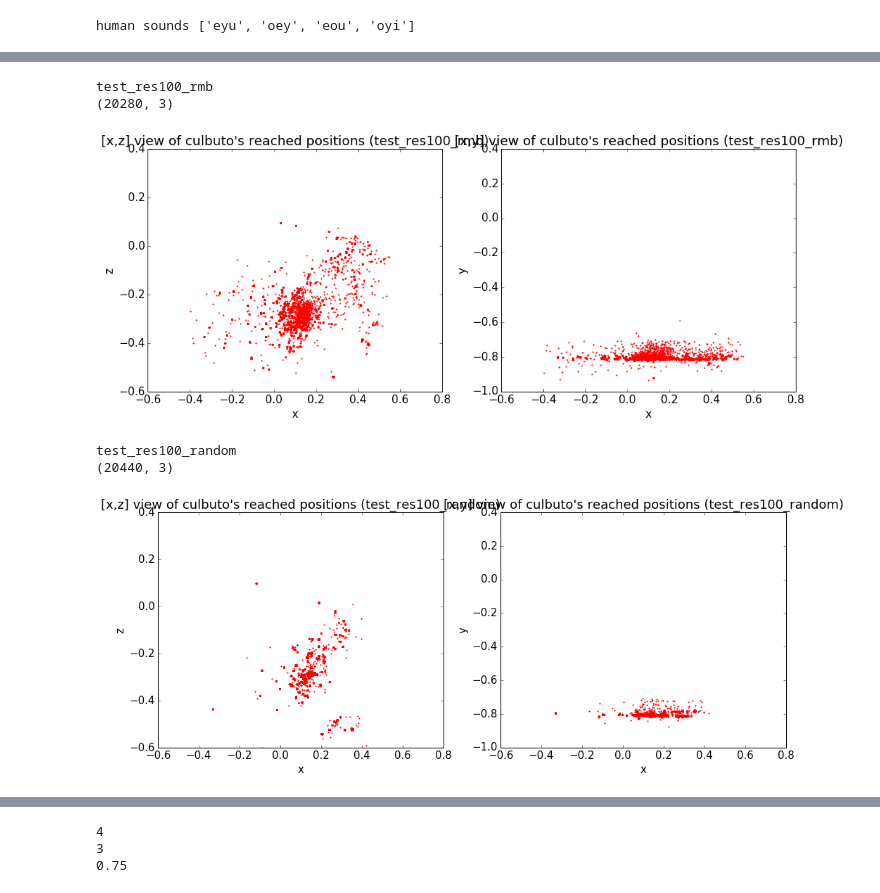
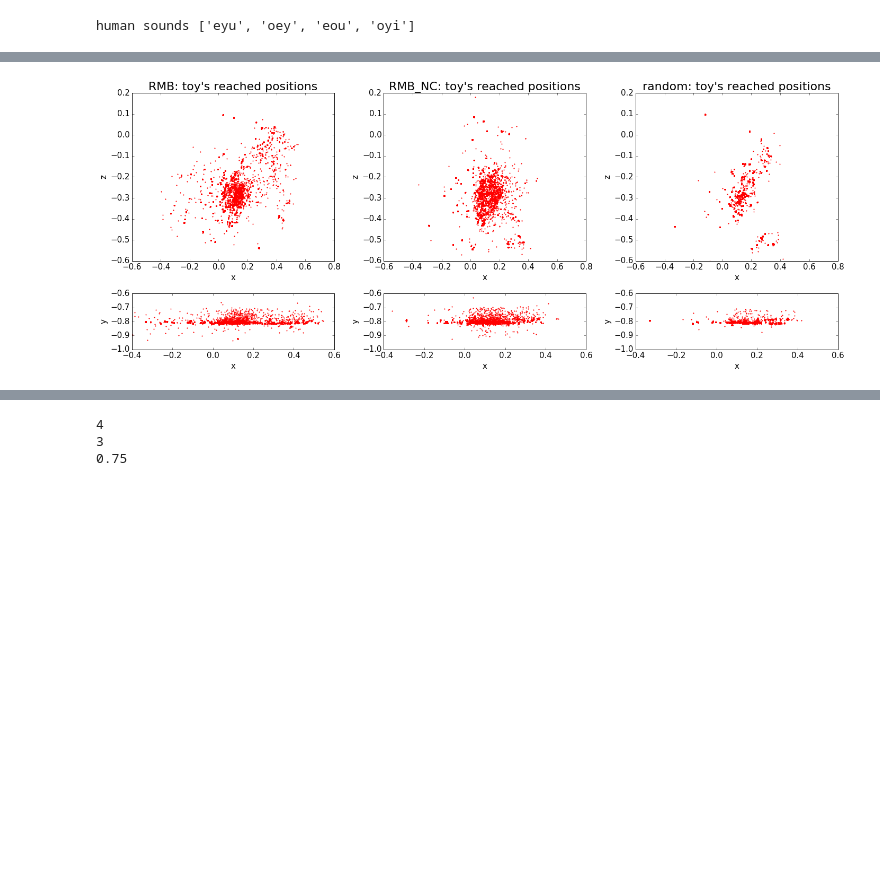
Before and after one commit to flowersteam/pobax_playground, a Jupyter notebook: notebooks/data_visualization.ipynb, the cells around one changed output, grey strips where cells are left out. Drawn from its saved outputs; the diff is of its cells as text; code cells hidden in the pictures; blank space fills up the shorter version.

```diff
--- a/notebooks/data_visualization.ipynb
+++ b/notebooks/data_visualization.ipynb
@@ -246,14 +280,16 @@ for m in model_filenames:
 # %%
 # Grid cell exploration curves
 metric = ['hand','culbuto','agent_sound']
-bins = [10,100,50]
+bins = [10,20,100]
 
 nb_metrics = len(metric)
 plot_every = 100
 plot_steps = np.arange(plot_every,((nb_iter // plot_every)+1)*plot_every,plot_every)
-
+print plot_steps
 models_mean_explo = []
 models_std_explo = []
+all_explo = []
+nb_runs = 3
 for model in model_filenames:
     print model
     explo = np.zeros((nb_metrics,nb_runs,len(plot_steps)))
@@ -262,15 +298,18 @@ for model in model_filenames:
         for i, plot_idx in enumerate(plot_steps):
             for m_idx, m in enumerate(metric):
                     nb_dims = models_sub_outcomes[model][r][m]['raw'].shape[1]
-                    samples = models_sub_outcomes[model][r][m]['raw'][:plot_idx,:]
+                    #print models_sub_outcomes[model][r][m]['raw'].shape
+                    samples = models_sub_outcomes[model][r][m]['raw'][:plot_idx*10,:]
                     nb_explored_cells = len(np.unique(stats.binned_statistic_dd(samples,
                                                                                 np.arange(len(samples)),
                                                                                 bins = bins[m_idx],
                                                                                 range=[[-1,1]]*nb_dims).binnumber))
                     nb_cells = bins[m_idx]**nb_dims
-                    explo[m_idx,0,i] = (nb_explored_cells / nb_cells)*100
+                    explo[m_idx,r,i] = (nb_explored_cells / nb_cells)*100
 
+        print explo[1,r,i]
 
+    all_explo.append(explo)
     mean_explo = np.mean(explo,axis=1)
     std_explo = np.std(explo,axis=1)
 
@@ -326,35 +402,42 @@ plt.show()
 # %%
+from matplotlib import gridspec
 #Quantitative view of culbuto's reached positions
+model_names = ['RMB','RMB_NC','random']
+fig = plt.figure(figsize=(20, 8))
+gs = gridspec.GridSpec(2, 3, height_ratios=[3, 1])
 for i,m_name in enumerate(model_filenames):
-    print m_name
-    sub_outcomes = models_sub_outcomes[m_name][0]
-    f,(ax1,ax2) = plt.subplots(1,2,figsize=(16,6))
-    a = np.array(sub_outcomes['culbuto']['arm_it_only'])
-    print a.shape
-    ax1.plot(a[:,0],a[:,2],'r.',markersize=3)
-    ax1.set_xlim(-0.6,0.8)
-    ax1.set_ylim(-0.6,0.4)
-    ax1.set_xlabel('x')
-    ax1.set_ylabel('z')
-    ax1.set_title("[x,z] view of culbuto's reached positions ("+m_name+")")
+    for r in range(0,1):
+        #print m_name
+        sub_outcomes = models_sub_outcomes[m_name][r]
+        #f,(ax1,ax2) = plt.subplots(1,2,figsize=(8,3))
 
-    ax2.plot(a[:,0],a[:,1],'r.',markersize=3)
-    ax2.set_xlim(-0.6,0.8)
-    ax2.set_ylim(-1,0.4)
-    ax2.set_xlabel('x')
-    ax2.set_ylabel('y')
-    ax2.set_title("[x,y] view of culbuto's reached positions ("+m_name+")")
 
-    plt.savefig(m_name+"culbuto_exploration.pdf", bbox_inches='tight')
-    plt.savefig(m_name+"culbuto_exploration.png", bbox_inches='tight')
-    plt.show()
+        ax1 = plt.subplot(gs[0+i])
+        ax2 = plt.subplot(gs[3+i])
+        a = np.array(sub_outcomes['culbuto']['arm_it_only'])
+        #print a.shape
+        ax1.plot(a[:,0],a[:,2],'r.',markersize=3)
+        ax1.set_xlim(-0.6,0.8)
+        ax1.set_ylim(-0.6,0.2)
+        ax1.set_xlabel('x')
+        ax1.set_ylabel('z')
+        ax1.set_title(model_names[i]+": toy's reached positions",fontsize=22)
+
+        ax2.plot(a[:,0],a[:,1],'r.',markersize=3)
+        ax2.set_xlim(-0.4,0.6)
+        ax2.set_ylim(-1,-0.6)
+        ax2.set_xlabel('x')
+        ax2.set_ylabel('y')
+        ax2.yaxis.major.locator.set_params(nbins=5)
+        #ax2.set_title("[x,y] view")
+
+
+plt.tight_layout(h_pad=1.0)
+plt.savefig(m_name+"culbuto_exploration.pdf", bbox_inches='tight')
+plt.savefig(m_name+"culbuto_exploration.png", bbox_inches='tight')
+plt.show()
 # %% [output]
-test_res100_rmb
-(20280, 3)
-[figure, old version]
+[figure, new version]
-test_res100_random
-(20440, 3)
-[figure, removed]
 # %%
 #m='RMB'
 #for it in models_data[m][0]['culbuto_replaced']:
```
Also changed, not shown: parts of 9 cells of this notebook.
